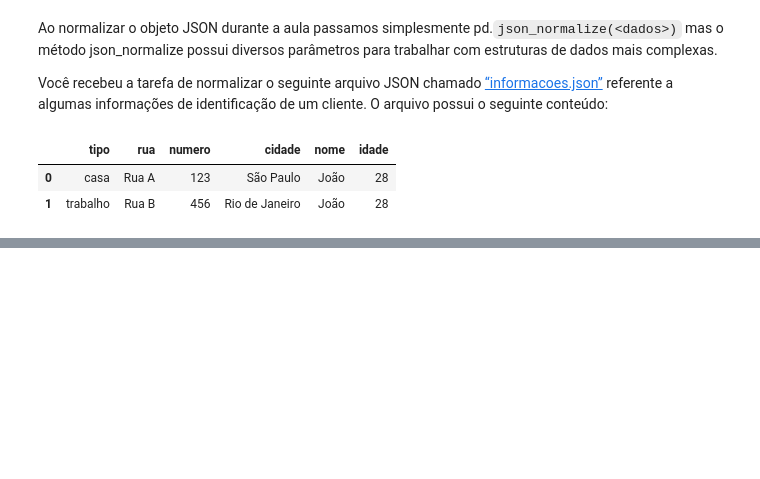
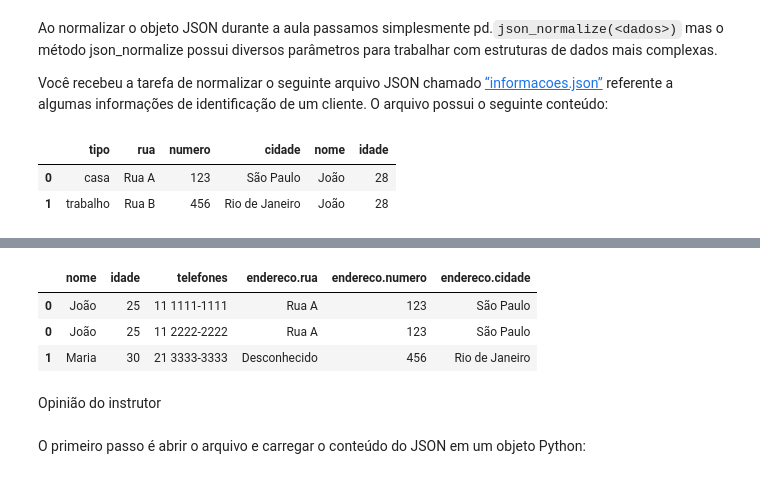
Before and after one commit to JvNeo/Estudo_Pandas, a Jupyter notebook: Para_saber_mais_Pandas_limpeza_e_tratamento_de_dados.ipynb, the cells around one changed output, grey strips where cells are left out. Saved outputs shown, nothing was run; the diff lists cells and outputs as text; code cells hidden in the pictures; blank space fills up the shorter version.

```diff
--- a/Para_saber_mais_Pandas_limpeza_e_tratamento_de_dados.ipynb
+++ b/Para_saber_mais_Pandas_limpeza_e_tratamento_de_dados.ipynb
@@ -124,0 +179,11 @@ informacoes
+# %%
+import json
+with open('/content/drive/MyDrive/ALURA/Pandas: limpeza e tratamento de dados/Desafios/dados.json') as f:
+    desafio_02 = json.load(f)
+
+desafio_02 = pd.json_normalize(desafio_02, record_path='pessoas')
+# %%
+desafio_02 = desafio_02.explode('telefones')
+# %%
+desafio_02['idade'] = desafio_02['idade'].astype(int)
+desafio_02['endereco.rua'].replace('', 'Desconhecido', inplace=True)
@@ -124,0 +197,11 @@ informacoes
+# %%
+desafio_02
+# %% [output]
+|  | nome | idade | telefones | endereco.rua | endereco.numero | endereco.cidade |
+| 0 | João | 25 | 11 1111-1111 | Rua A | 123 | São Paulo |
+| 0 | João | 25 | 11 2222-2222 | Rua A | 123 | São Paulo |
+| 1 | Maria | 30 | 21 3333-3333 | Desconhecido | 456 | Rio de Janeiro |
+# %% [markdown]
+Opinião do instrutor
+# %% [markdown]
+O primeiro passo é abrir o arquivo e carregar o conteúdo do JSON em um objeto Python:
```
Also changed, not shown: parts of 26 cells of this notebook.
